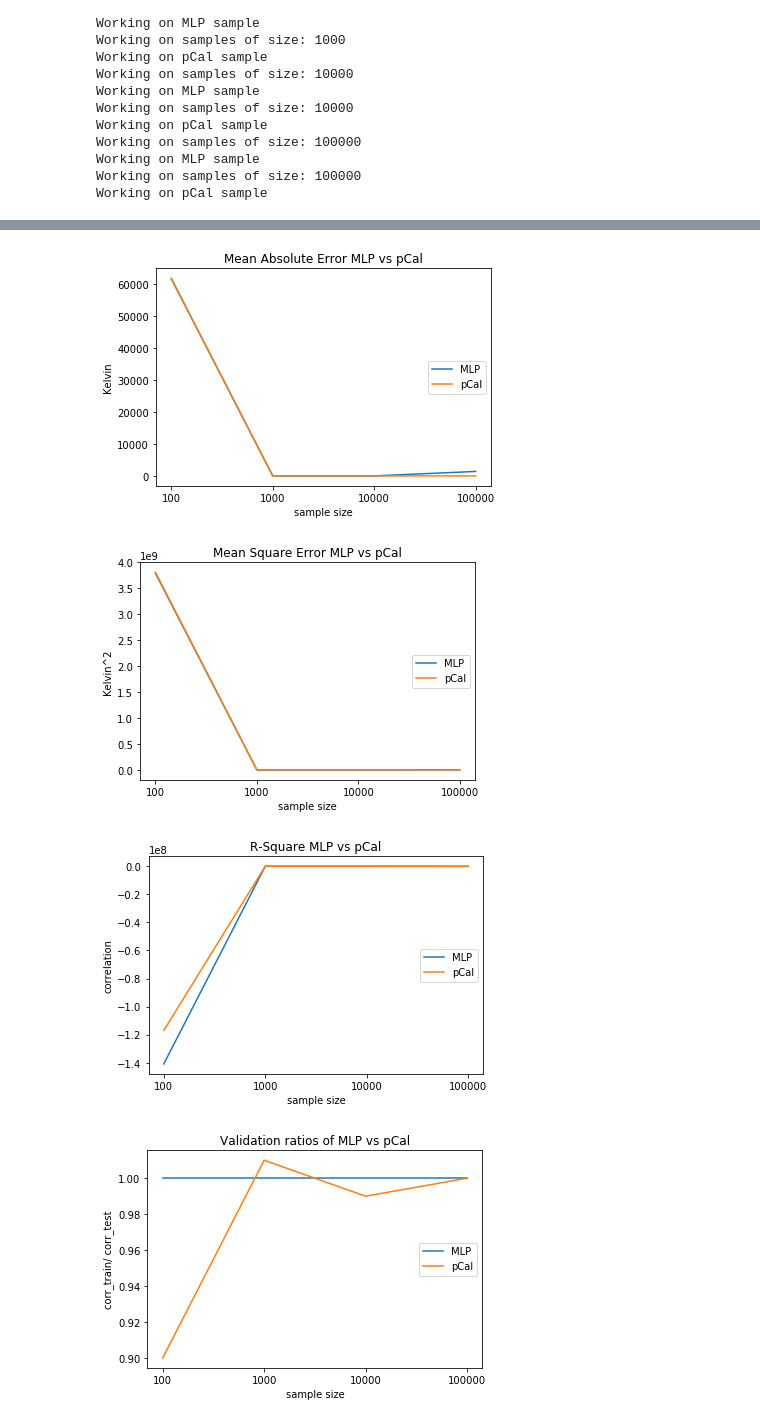
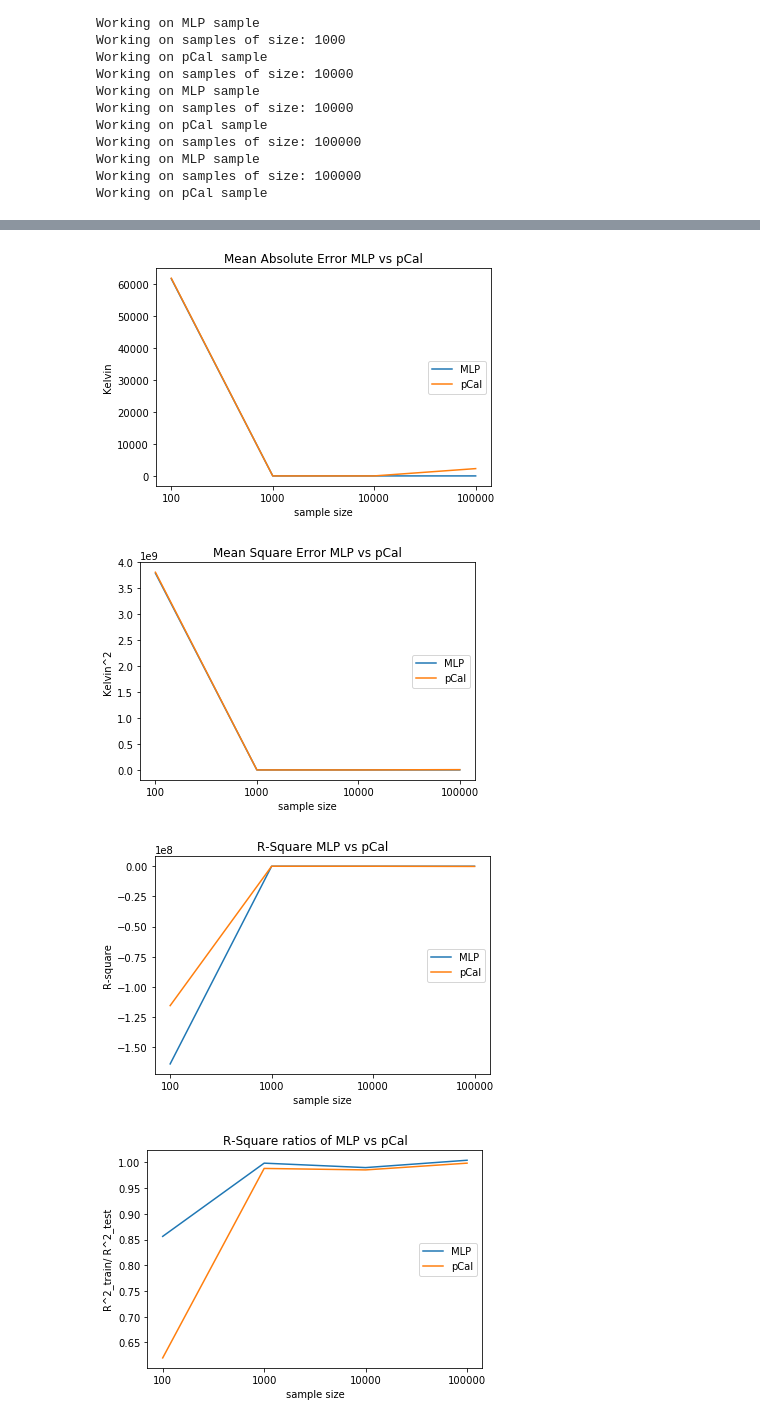
Before and after one commit to adomakor412/capstone, a Jupyter notebook: ML_Regression.ipynb, the cells around one changed output, grey strips where cells are left out. Cells and saved outputs as stored; diff of their text form; code cells hidden in the pictures.

Commit message:
Fixed test set 100000 pts and corrected table orientation

```diff
--- a/ML_Regression.ipynb
+++ b/ML_Regression.ipynb
@@ -15,9 +15,9 @@ import numpy.random as nr
 # %%
 nr.seed = 42
 # %%
-inputPath = '/scratch/adomakor412/all_npy3'
+inputPath = '/scratch/adomakor412/july_25-26_2019_npy'
 PATH = os.path.expanduser(inputPath)
-ncPath = os.path.expanduser('/scratch/adomakor412/april_data_2019')
+ncPath = os.path.expanduser('/scratch/adomakor412/july_25-26_2019')
 # %%
 columns = [
     "time",
@@ -195,14 +162,13 @@ MSE_pCal = []
 R2_pCal = []
 R2_pCal_train_test = []
 
-dfFixedTest_ML = []#df.iloc[[inds]]
-dfFixedTest_pCal = []#
+dfTest_ML = []#df.iloc[[inds]]
+dfTest_pCal = []#
 
 trainSamp = [100, 1000, 10000, 100000]
 for samp in trainSamp:
     dataFrames = []
     with open('logML', 'a') as log:
-        DD = 0 #placeholder
         for (bb,dd,SS) in list(itertools.product([8],[206,207],[17])):
             DD = str(dd).zfill(3)
             lookup = f'M6C08_G{SS}_s2019{DD}1200'
@@ -281,18 +247,18 @@ for samp in trainSamp:
                     print('Working on samples of size:', samp)
                     if int(DD) == 206:#non pCal
                         print('Working on MLP sample')
-                        dfFixedTest_ML = df.sample(samp)
-                        X_test = dfFixedTest_ML.drop(["target_G16_Temp"],axis=1).astype('float')
-                        y_test = np.ravel(dfFixedTest_ML.drop(columns[:-1],axis=1).astype('float'))
+                        #dfTest_ML = df.sample(samp)
+                        X_test = dfFixed_ML.drop(["target_G16_Temp"],axis=1).astype('float')
+                        y_test = np.ravel(dfFixed_ML.drop(columns[:-1],axis=1).astype('float'))
 
                         train = regr.score(X_train,y_train)
                         test = regr.score(X_test, y_test)
 
-                        R2_ML.append(train)
+                        R2_ML.append(test)
                         R2_ML_train_test.append(train/test)
 
-                        prediction = regr.predict(X_train)
-                        errors = abs(prediction - y_train)
+                        prediction = regr.predict(X_test)
+                        errors = abs(prediction - y_test)
 
                         MAE = round(np.mean(errors), 2)
                         MAE_ML.append(MAE)
@@ -307,18 +273,18 @@ for samp in trainSamp:
 
                     if int(DD) == 207:#pCal
                         print('Working on pCal sample')
-                        dfFixedTest_pCal = df.sample(samp)
-                        X_test = dfFixedTest_pCal.drop(["target_G16_Temp"],axis=1).astype('float')
-                        y_test = np.ravel(dfFixedTest_pCal.drop(columns[:-1],axis=1).astype('float'))
+                        #dfTest_pCal = df.sample(samp)
+                        X_test = dfFixed_pCal.drop(["target_G16_Temp"],axis=1).astype('float')
+                        y_test = np.ravel(dfFixed_pCal.drop(columns[:-1],axis=1).astype('float'))
 
                         train = regr.score(X_train,y_train)
                         test = regr.score(X_test, y_test)
 
-                        R2_pCal.append(train)
+                        R2_pCal.append(test)
                         R2_pCal_train_test.append(train/test)
 
-                        prediction = regr.predict(X_train)
-                        errors = abs(prediction - y_train)
+                        prediction = regr.predict(X_test)
+                        errors = abs(prediction - y_test)
 
                         MAE = round(np.mean(errors), 2)
                         MAE_pCal.append(MAE)
@@ -375,29 +341,29 @@ print(R2_pCal_train_test)
 # %%
 points =['100','1000','10000','100000']
 metric_pCal = [MAE_pCal, MSE_pCal, R2_pCal, R2_pCal_train_test]
 metric_ML = [MAE_ML, MSE_ML, R2_ML, R2_ML_train_test]
 metric = [metric_ML, metric_pCal]
 name = ['MLP','pCal']
-ylabels = ['Kelvin','Kelvin^2','correlation','corr_train/ corr_test']
+ylabels = ['Kelvin','Kelvin^2','R-square','R^2_train/ R^2_test']
 titles = ['Mean Absolute Error MLP vs pCal',
           'Mean Square Error MLP vs pCal',
           'R-Square MLP vs pCal',
-          'Validation ratios of MLP vs pCal']
+          'R-Square ratios of MLP vs pCal']
 
 pairs = list(zip(metric_ML,metric_pCal))
 for i, (ML, pCal) in enumerate(pairs):
     for j, label in enumerate(name):
         plt.plot(points, pairs[i][j], label=label)
     plt.title(titles[i])
     plt.legend(loc="center right")
     plt.xlabel("sample size")
     plt.ylabel(ylabels[i])
 
 
     plt.show()
 #for i in range(len(points)):
 # %% [output]
-[figure, old version]
+[figure, new version]
 [figure]
-[figure, old version]
+[figure, new version]
-[figure, old version]
+[figure, new version]
```
Also changed, not shown: parts of 9 cells of this notebook, 2 other files.
